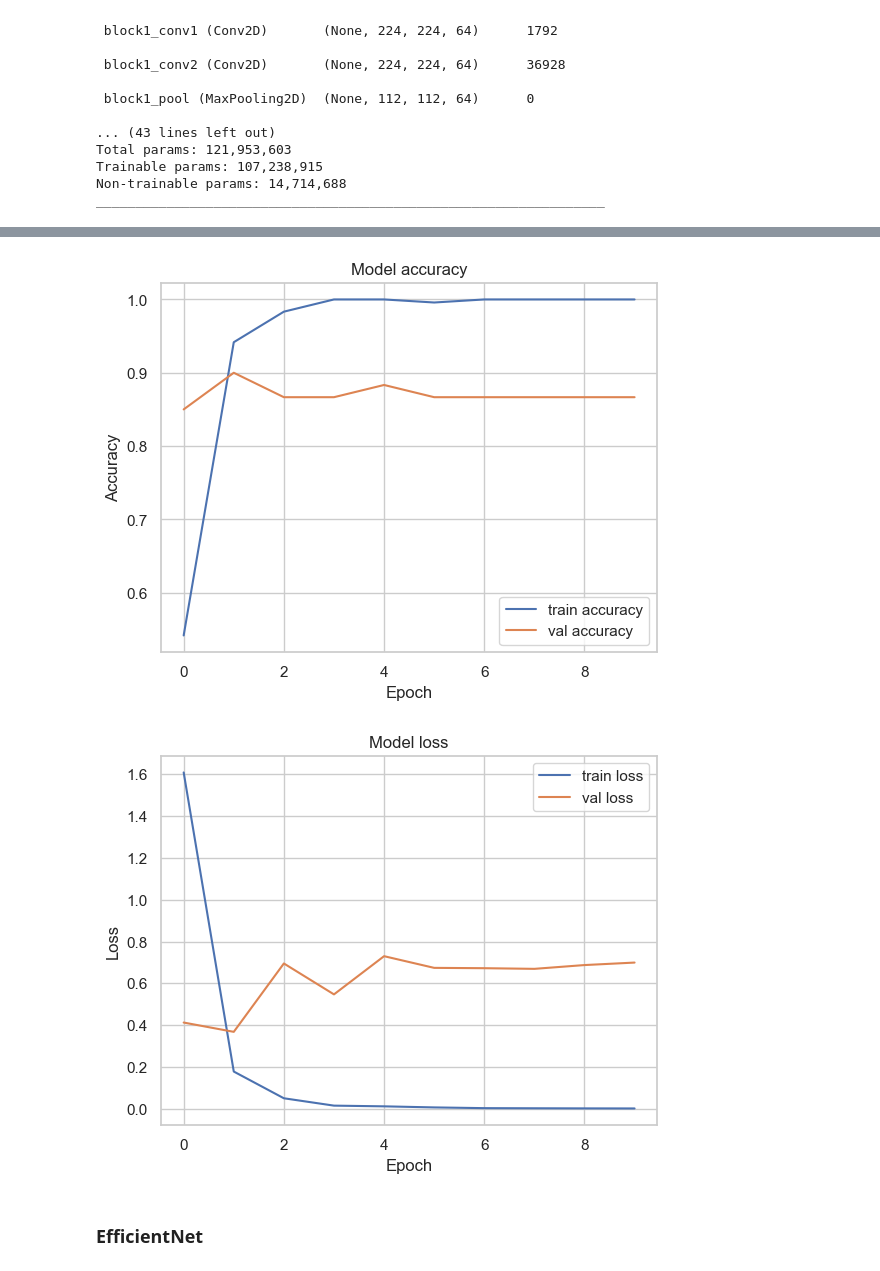
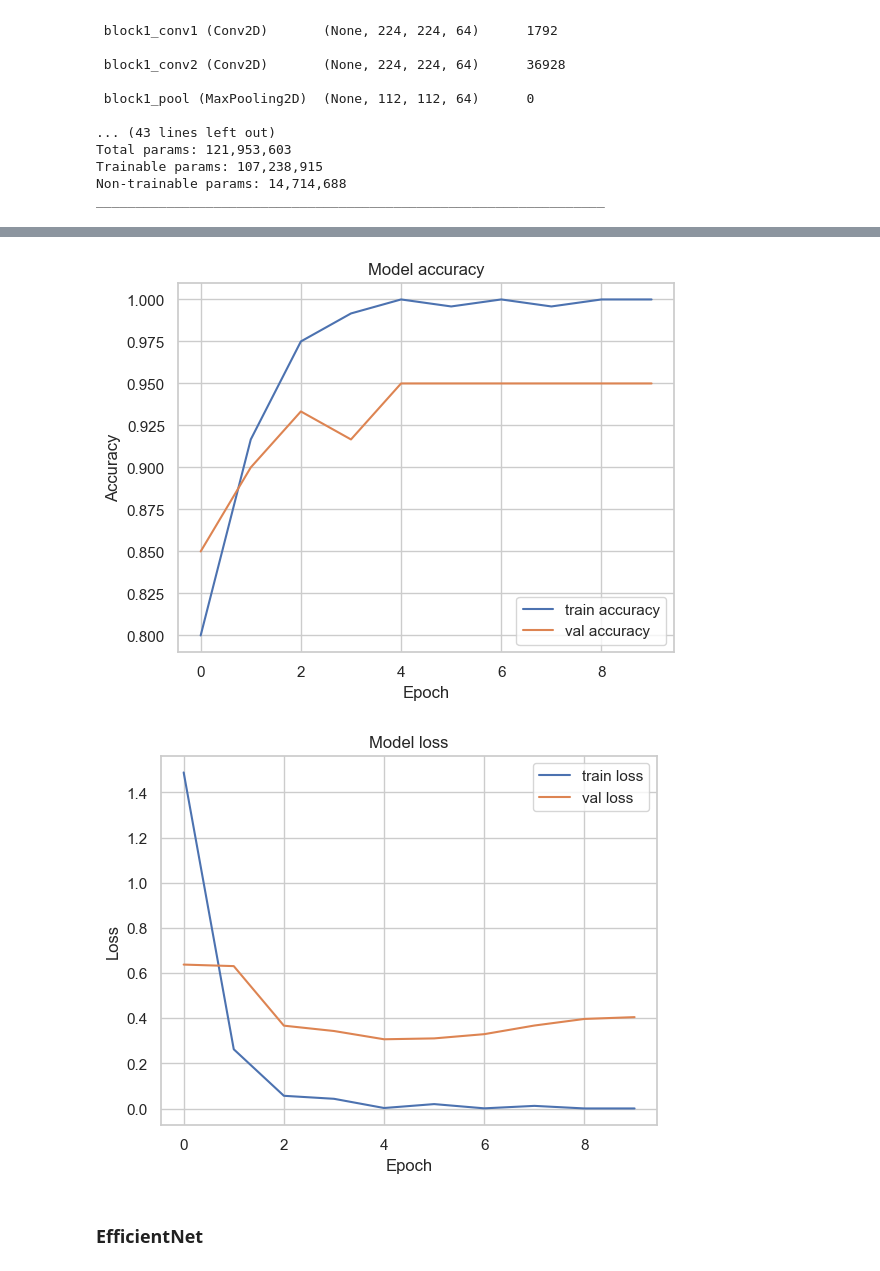
Before and after one commit to iremhttp/HTP-Project, a Jupyter notebook: main.ipynb, the cells around one changed output, grey strips where cells are left out. Saved outputs shown, nothing was run; the diff lists cells and outputs as text; code cells hidden in the pictures.

```diff
--- a/main.ipynb
+++ b/main.ipynb
@@ -765,16 +765,16 @@ print(f"Train accuracy: {train_accuracy}")
 print(f"Test accuracy: {test_accuracy}")
 
 # Plot training history
-plt.plot(training_history_resnet.history['accuracy'], label='train accuracy')
-plt.plot(training_history_resnet.history['val_accuracy'], label='val accuracy')
+plt.plot(training_history_vgg.history['accuracy'], label='train accuracy')
+plt.plot(training_history_vgg.history['val_accuracy'], label='val accuracy')
 plt.title('Model accuracy')
 plt.xlabel('Epoch')
 plt.ylabel('Accuracy')
 plt.legend(loc='lower right')
 plt.show()
 
-plt.plot(training_history_resnet.history['loss'], label='train loss')
-plt.plot(training_history_resnet.history['val_loss'], label='val loss')
+plt.plot(training_history_vgg.history['loss'], label='train loss')
+plt.plot(training_history_vgg.history['val_loss'], label='val loss')
 plt.title('Model loss')
 plt.xlabel('Epoch')
 plt.ylabel('Loss')
@@ -788,5 +788,5 @@ Test accuracy: 0.8833333253860474
-[figure, old version]
+[figure, new version]
-[figure, old version]
+[figure, new version]
 # %% [markdown]
 ### EfficientNet
 # %%
```
Also changed, not shown: parts of 17 cells of this notebook.
